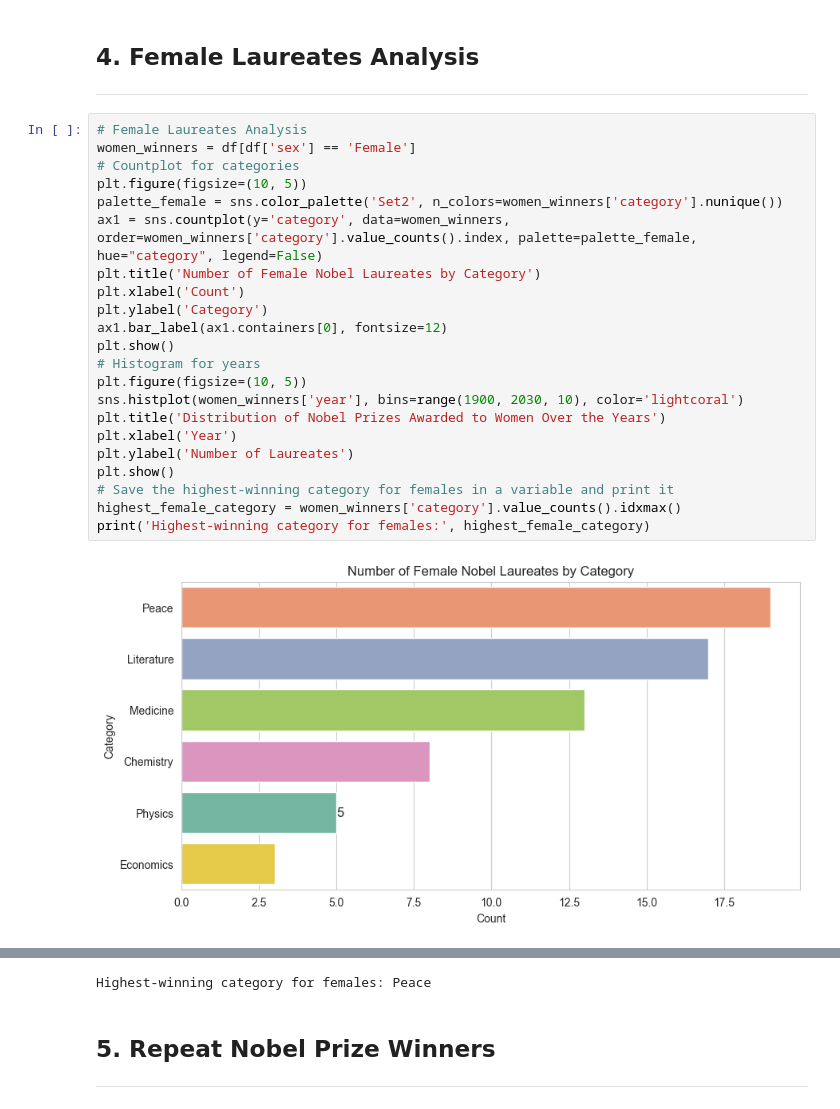
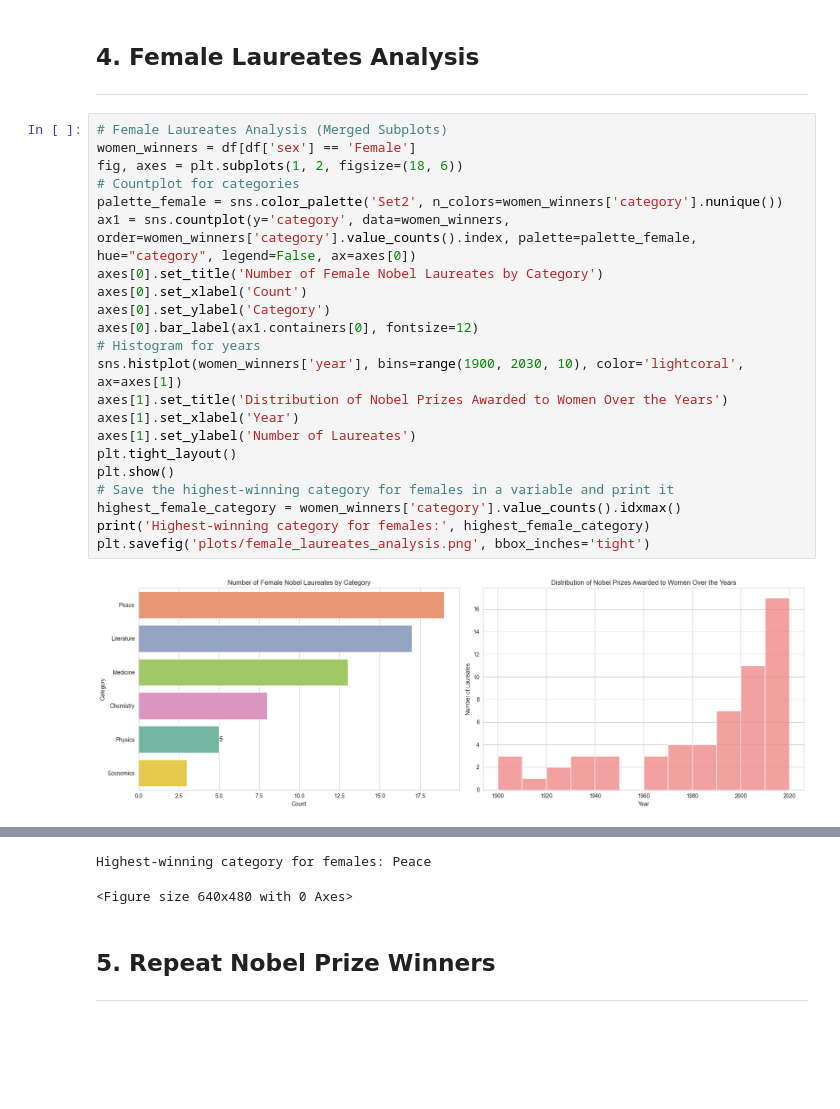
Before and after one commit to Alaeddin-B/Nobel-Prize-Data-Analysis, a Jupyter notebook: notebook.ipynb, the cells around one changed output, grey strips where cells are left out. Cells and saved outputs as stored; diff of their text form; blank space fills up the shorter version.

Commit message:
added plots for female laureates, gender and birth country analysis, and US laureates by decade

```diff
--- a/notebook.ipynb
+++ b/notebook.ipynb
@@ -83,26 +87,26 @@ plt.show()
 ## 4. Female Laureates Analysis
 ---
 # %%
-# Female Laureates Analysis
+# Female Laureates Analysis (Merged Subplots)
 women_winners = df[df['sex'] == 'Female']
+fig, axes = plt.subplots(1, 2, figsize=(18, 6))
 # Countplot for categories
-plt.figure(figsize=(10, 5))
 palette_female = sns.color_palette('Set2', n_colors=women_winners['category'].nunique())
-ax1 = sns.countplot(y='category', data=women_winners, order=women_winners['category'].value_counts().index, palette=palette_female, hue="category", legend=False)
-plt.title('Number of Female Nobel Laureates by Category')
-plt.xlabel('Count')
-plt.ylabel('Category')
-ax1.bar_label(ax1.containers[0], fontsize=12)
-plt.show()
+ax1 = sns.countplot(y='category', data=women_winners, order=women_winners['category'].value_counts().index, palette=palette_female, hue="category", legend=False, ax=axes[0])
+axes[0].set_title('Number of Female Nobel Laureates by Category')
+axes[0].set_xlabel('Count')
+axes[0].set_ylabel('Category')
+axes[0].bar_label(ax1.containers[0], fontsize=12)
 # Histogram for years
-plt.figure(figsize=(10, 5))
-sns.histplot(women_winners['year'], bins=range(1900, 2030, 10), color='lightcoral')
-plt.title('Distribution of Nobel Prizes Awarded to Women Over the Years')
-plt.xlabel('Year')
-plt.ylabel('Number of Laureates')
+sns.histplot(women_winners['year'], bins=range(1900, 2030, 10), color='lightcoral', ax=axes[1])
+axes[1].set_title('Distribution of Nobel Prizes Awarded to Women Over the Years')
+axes[1].set_xlabel('Year')
+axes[1].set_ylabel('Number of Laureates')
+plt.tight_layout()
 plt.show()
 # Save the highest-winning category for females in a variable and print it
 highest_female_category = women_winners['category'].value_counts().idxmax()
 print('Highest-winning category for females:', highest_female_category)
+plt.savefig('plots/female_laureates_analysis.png', bbox_inches='tight')
 # %% [output]
-[figure, old version]
+[figure, new version]
@@ -110,4 +113,5 @@ print('Highest-winning category for females:', highest_female_category)
 Highest-winning category for females: Peace
+<Figure size 640x480 with 0 Axes>
 # %% [markdown]
 ## 5. Repeat Nobel Prize Winners
 ---
```
Also changed, not shown: parts of 3 cells of this notebook, 4 other files.
